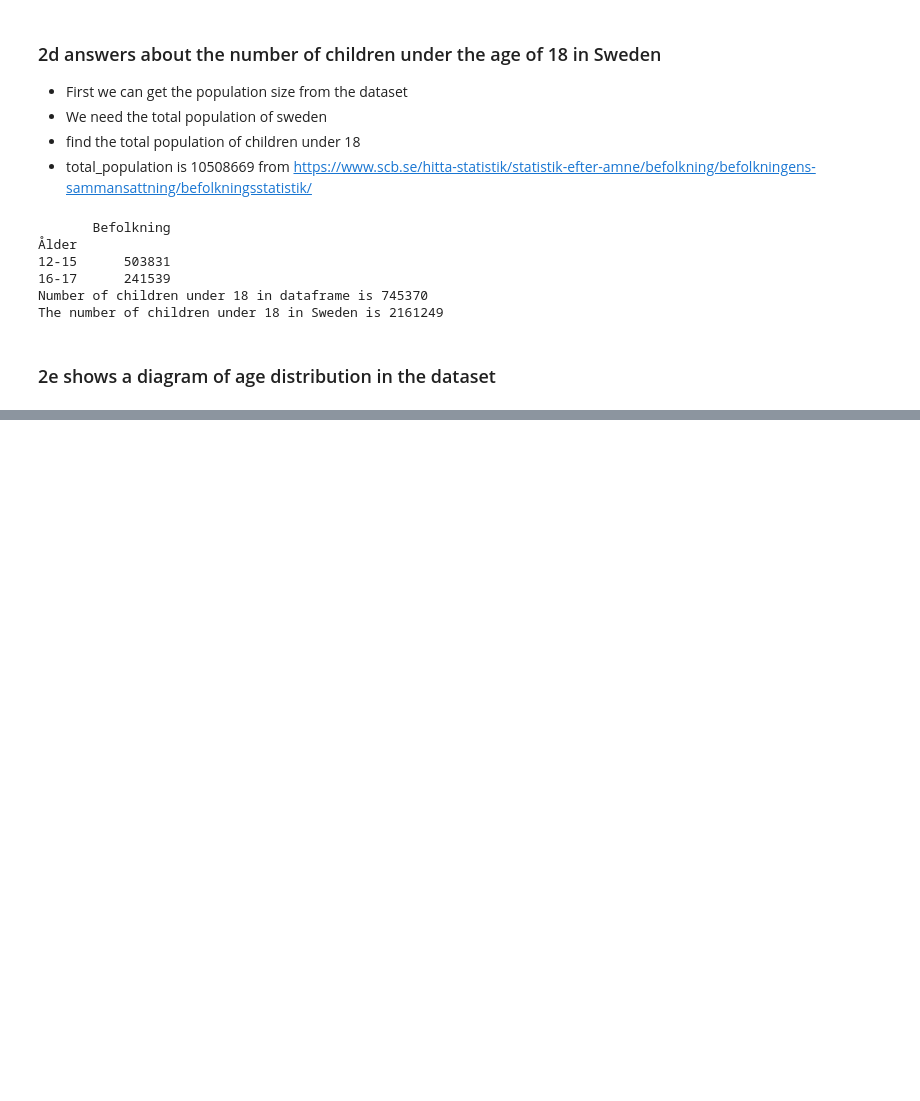
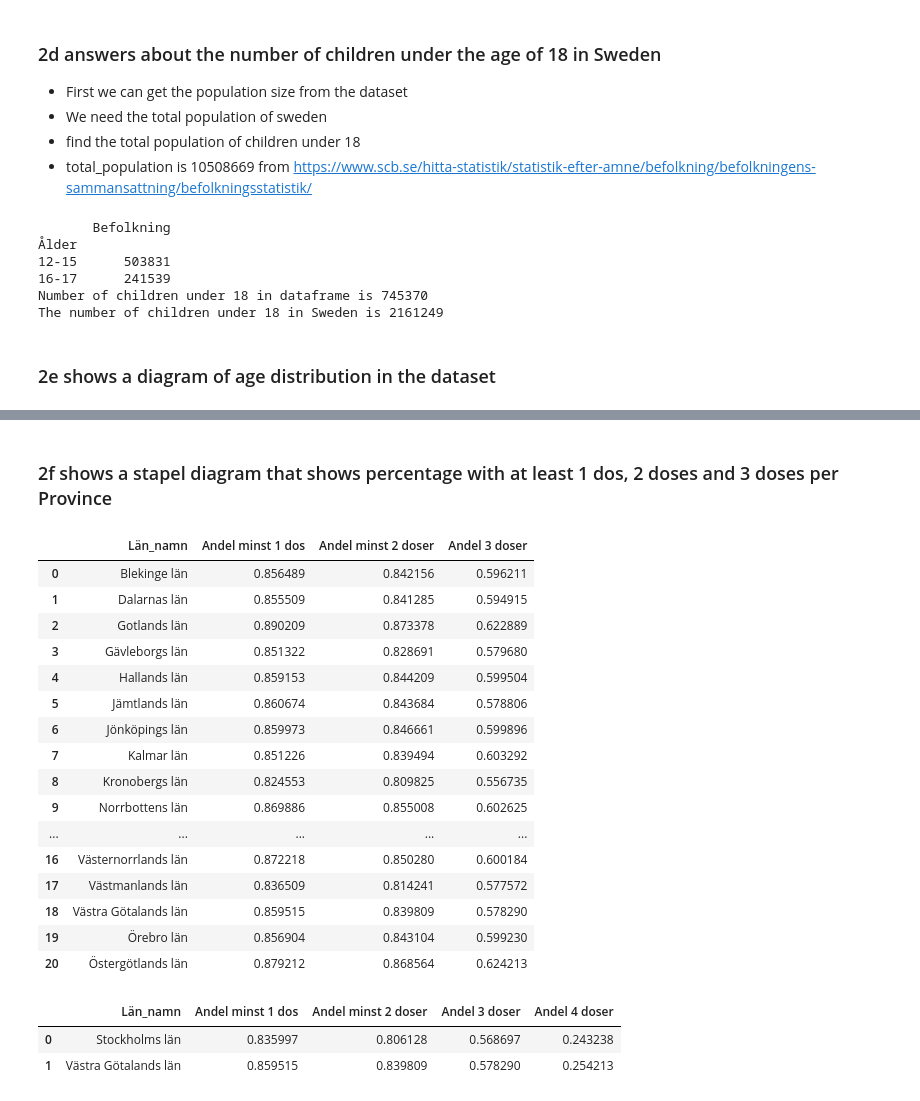
Before and after one commit to abdulahmed22/Data-behandling, a Jupyter notebook: lab/vaccin_data.ipynb, the cells around one changed output, grey strips where cells are left out. Cells and saved outputs as stored; diff of their text form; code cells hidden in the pictures; blank space fills up the shorter version.

```diff
--- a/lab/vaccin_data.ipynb
+++ b/lab/vaccin_data.ipynb
@@ -93,0 +125,23 @@ The number of children under 18 in Sweden is 2161249
+# %% [markdown]
+### 2f shows a stapel diagram that shows percentage with at least 1 dos, 2 doses and 3 doses per Province
+# %%
+df = vaccin_df.groupby("Län_namn")[["Andel minst 1 dos", "Andel minst 2 doser", "Andel 3 doser"]].mean().reset_index()
+df
+# %% [output]
+|  | Län_namn | Andel minst 1 dos | Andel minst 2 doser | Andel 3 doser |
+| 0 | Blekinge län | 0.856489 | 0.842156 | 0.596211 |
+| 1 | Dalarnas län | 0.855509 | 0.841285 | 0.594915 |
+| 2 | Gotlands län | 0.890209 | 0.873378 | 0.622889 |
+| 3 | Gävleborgs län | 0.851322 | 0.828691 | 0.579680 |
+| 4 | Hallands län | 0.859153 | 0.844209 | 0.599504 |
+| 5 | Jämtlands län | 0.860674 | 0.843684 | 0.578806 |
+| 6 | Jönköpings län | 0.859973 | 0.846661 | 0.599896 |
+| 7 | Kalmar län | 0.851226 | 0.839494 | 0.603292 |
+| 8 | Kronobergs län | 0.824553 | 0.809825 | 0.556735 |
+| 9 | Norrbottens län | 0.869886 | 0.855008 | 0.602625 |
+| ... | ... | ... | ... | ... |
+| 16 | Västernorrlands län | 0.872218 | 0.850280 | 0.600184 |
+| 17 | Västmanlands län | 0.836509 | 0.814241 | 0.577572 |
+| 18 | Västra Götalands län | 0.859515 | 0.839809 | 0.578290 |
+| 19 | Örebro län | 0.856904 | 0.843104 | 0.599230 |
+| 20 | Östergötlands län | 0.879212 | 0.868564 | 0.624213 |
@@ -93,0 +161,7 @@ The number of children under 18 in Sweden is 2161249
+# %%
+df1= vaccin_df[vaccin_df["Län_namn"].isin(["Stockholms län", "Västra Götalands län"])].groupby("Län_namn")[["Andel minst 1 dos", "Andel minst 2 doser", "Andel 3 doser","Andel 4 doser"]].mean().reset_index()
+df1
+# %% [output]
+|  | Län_namn | Andel minst 1 dos | Andel minst 2 doser | Andel 3 doser | Andel 4 doser |
+| 0 | Stockholms län | 0.835997 | 0.806128 | 0.568697 | 0.243238 |
+| 1 | Västra Götalands län | 0.859515 | 0.839809 | 0.578290 | 0.254213 |
```
Also changed, not shown: parts of 4 cells of this notebook.
